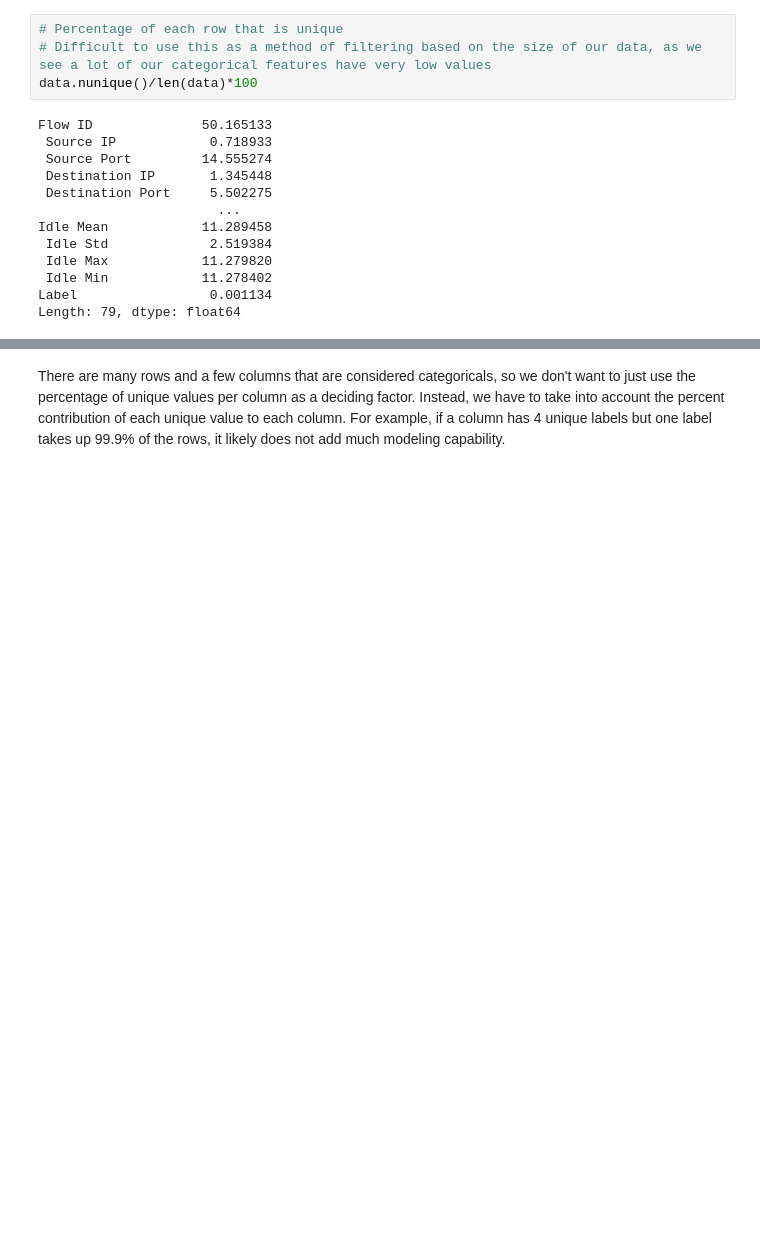
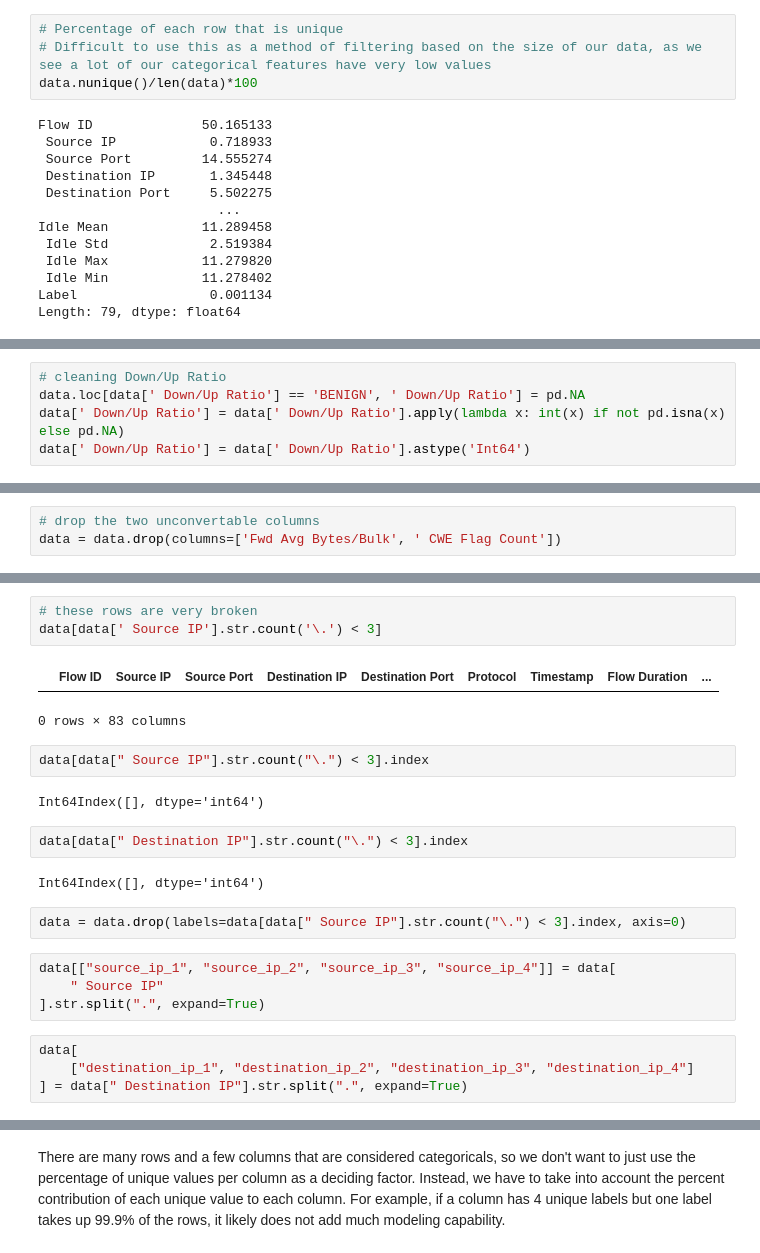
Before and after one commit to josephbajor/DSBD-Project-2, a Jupyter notebook: initial_test.ipynb, the cells around one changed output, grey strips where cells are left out. Drawn from its saved outputs; the diff is of its cells as text; blank space fills up the shorter version.

```diff
--- a/initial_test.ipynb
+++ b/initial_test.ipynb
@@ -91,0 +130,5 @@ Length: 79, dtype: float64
+# %%
+# cleaning Down/Up Ratio
+data.loc[data[' Down/Up Ratio'] == 'BENIGN', ' Down/Up Ratio'] = pd.NA
+data[' Down/Up Ratio'] = data[' Down/Up Ratio'].apply(lambda x: int(x) if not pd.isna(x) else pd.NA)
+data[' Down/Up Ratio'] = data[' Down/Up Ratio'].astype('Int64')
@@ -91,0 +141,3 @@ Length: 79, dtype: float64
+# %%
+# drop the two unconvertable columns
+data = data.drop(columns=['Fwd Avg Bytes/Bulk', ' CWE Flag Count'])
@@ -91,0 +164,24 @@ Length: 79, dtype: float64
+# %%
+# these rows are very broken
+data[data[' Source IP'].str.count('\.') < 3]
+# %% [output]
+|  | Flow ID | Source IP | Source Port | Destination IP | Destination Port | Protocol | Timestamp | Flow Duration | ... |
+0 rows × 83 columns
+# %%
+data[data[" Source IP"].str.count("\.") < 3].index
+# %% [output]
+Int64Index([], dtype='int64')
+# %%
+data[data[" Destination IP"].str.count("\.") < 3].index
+# %% [output]
+Int64Index([], dtype='int64')
+# %%
+data = data.drop(labels=data[data[" Source IP"].str.count("\.") < 3].index, axis=0)
+# %%
+data[["source_ip_1", "source_ip_2", "source_ip_3", "source_ip_4"]] = data[
+    " Source IP"
+].str.split(".", expand=True)
+# %%
+data[
+    ["destination_ip_1", "destination_ip_2", "destination_ip_3", "destination_ip_4"]
+] = data[" Destination IP"].str.split(".", expand=True)
```
Also changed, not shown: parts of 12 cells of this notebook.
